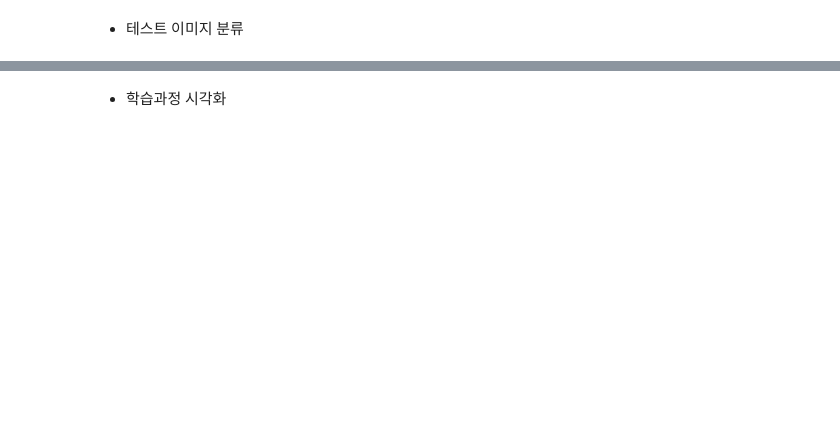
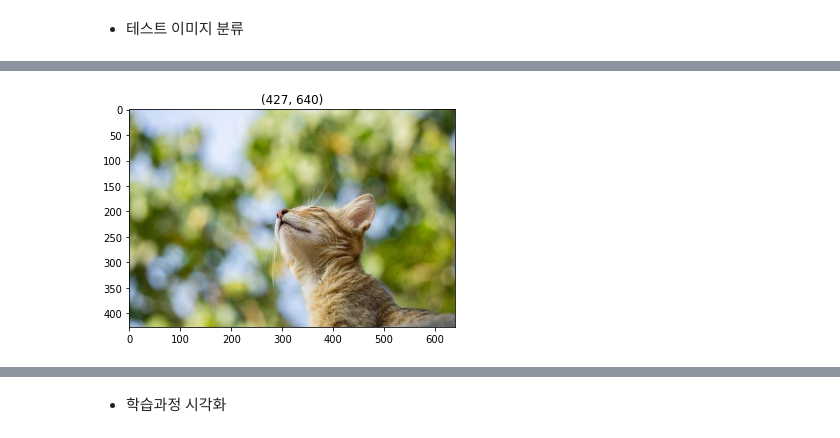
Before and after one commit to 0jipy/DeepLearning_2022_01, a Jupyter notebook: 02.CNN/24_cats_and_dogs_v3(full_data).ipynb, the cells around one changed output, grey strips where cells are left out. Saved outputs shown, nothing was run; the diff lists cells and outputs as text; code cells hidden in the pictures; blank space fills up the shorter version.

```diff
--- a/02.CNN/24_cats_and_dogs_v3(full_data).ipynb
+++ b/02.CNN/24_cats_and_dogs_v3(full_data).ipynb
@@ -227,0 +254,5 @@ Saving dog4.jfif to dog4.jfif
+# %%
+img = cv2.imread('cat.jpg')[:,:,::-1]
+plt.imshow(img), plt.title(img.shape[:-1]);
+# %% [output]
+[figure, added]
```
Also changed, not shown: parts of 21 cells of this notebook, 5 other files.
